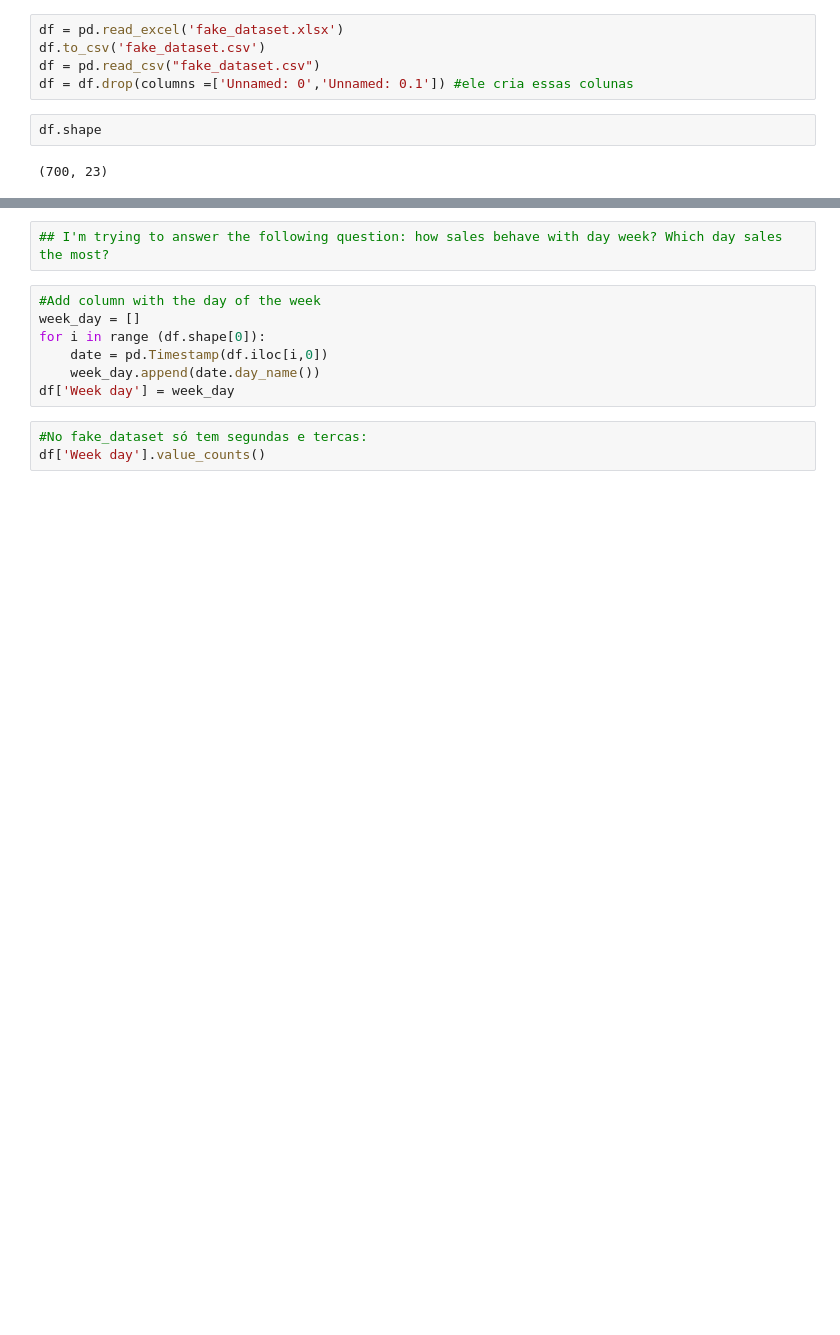
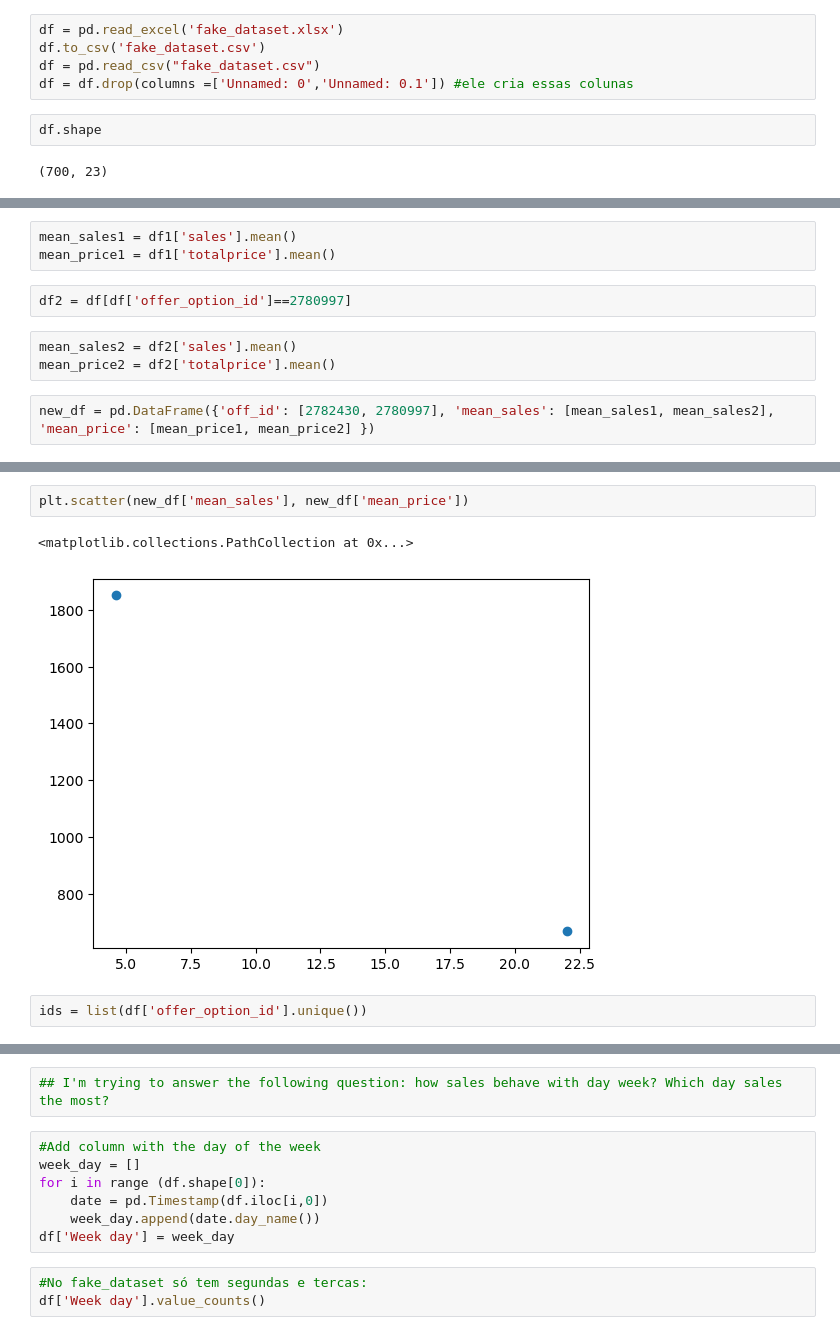
Before and after one commit to drica-monteiro/my_repository, a Jupyter notebook: sales_weekday.ipynb, the cells around one changed output, grey strips where cells are left out. Saved outputs shown, nothing was run; the diff lists cells and outputs as text; blank space fills up the shorter version.

```diff
--- a/sales_weekday.ipynb
+++ b/sales_weekday.ipynb
@@ -25,0 +49,10 @@ df.head(2)
+# %%
+mean_sales1 = df1['sales'].mean()
+mean_price1 = df1['totalprice'].mean()
+# %%
+df2 = df[df['offer_option_id']==2780997]
+# %%
+mean_sales2 = df2['sales'].mean()
+mean_price2 = df2['totalprice'].mean()
+# %%
+new_df = pd.DataFrame({'off_id': [2782430, 2780997], 'mean_sales': [mean_sales1, mean_sales2], 'mean_price': [mean_price1, mean_price2] })
@@ -25,0 +65,7 @@ df.head(2)
+# %%
+plt.scatter(new_df['mean_sales'], new_df['mean_price'])
+# %% [output]
+<matplotlib.collections.PathCollection at 0x...>
+[figure, added]
+# %%
+ids = list(df['offer_option_id'].unique())
```
Also changed, not shown: parts of 46 cells of this notebook.
